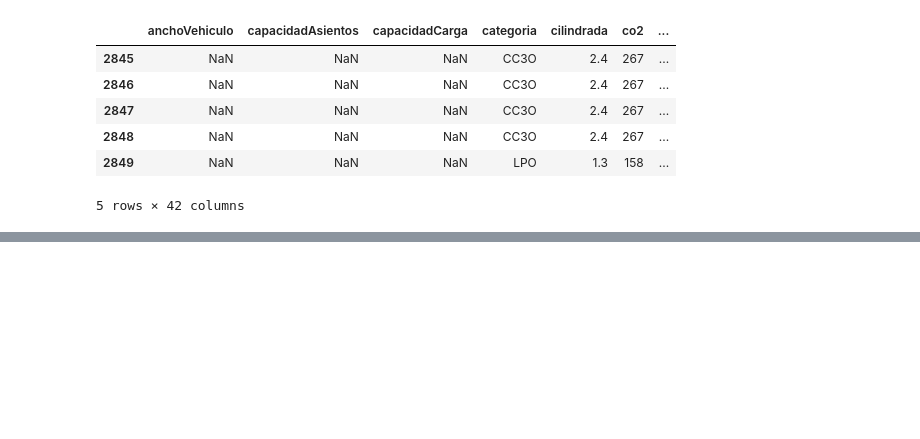
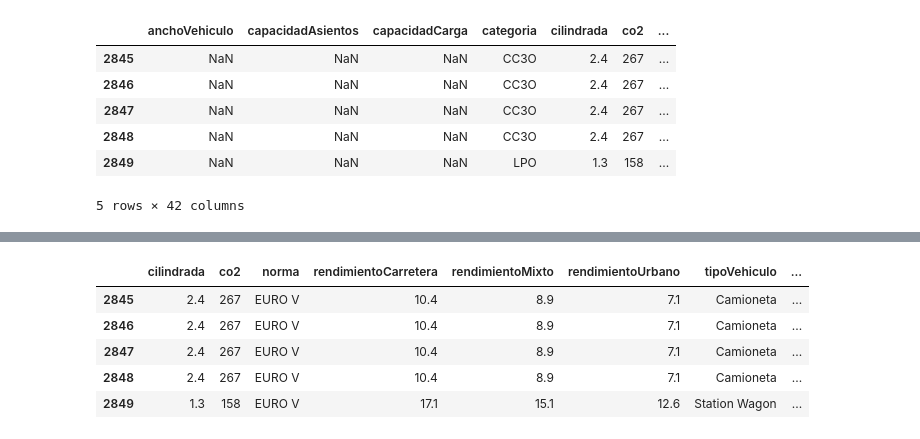
Before and after one commit to niavarote/Senpai_IA_Developer_2020_Proyect, a Jupyter notebook: 2-Data_Transformation.ipynb, the cells around one changed output, grey strips where cells are left out. Cells and saved outputs as stored; diff of their text form; code cells hidden in the pictures; blank space fills up the shorter version.

```diff
--- a/2-Data_Transformation.ipynb
+++ b/2-Data_Transformation.ipynb
@@ -37,0 +80,32 @@ df
+# %%
+#id de informte tecnico interno no sirve
+df2.pop('codigoInformeTecnico')
+#Tipo de combustible tampoco, solo tenemos autos de gasolina
+df2.pop('combustible')
+#Consumos lo tenemos con valor 0 en todas la filas, lo eliminamos
+#df.consumos.unique()
+df2.pop('consumos')
+#eliminamos detalles , es un texto no especifico
+df2.pop('detalle')
+#fecha hologacion no nos sirve
+df2.pop('fechaHomologacion')
+df2.pop('idEtiqueta')
+df2.pop('idMarca')
+df2.pop('idModelo')
+df2.pop('idVehiculo')
+df2.pop('nombreEtiqueta')
+df2.pop('nombreMarca')
+df2.pop('nombreModelo')
+#Propulsion todos las filas tiene combustible como valor, no sirve
+#df.propulsion.unique()
+df2.pop('propulsion')
+#Elimino campo vigente interno
+#df.vigente.unique()
+df2.pop('vigente')
+#Elimino year vehicule, todos los datos estan en 0 (cero)
+#df.yearVehiculo.unique()
+df2.pop('yearVehiculo')
+df2.pop('empresaHomologa')
+
+#SE ELIMINARA CATEGORIA PORQUE A LA FECHA NO SE INTERPRETO LO QUE SIGNIFICA.
+df2.pop('categoria')
@@ -37,0 +130,9 @@ df
+# %%
+df2.tail()
+# %% [output]
+|  | cilindrada | co2 | norma | rendimientoCarretera | rendimientoMixto | rendimientoUrbano | tipoVehiculo | ... |
+| 2845 | 2.4 | 267 | EURO V | 10.4 | 8.9 | 7.1 | Camioneta | ... |
+| 2846 | 2.4 | 267 | EURO V | 10.4 | 8.9 | 7.1 | Camioneta | ... |
+| 2847 | 2.4 | 267 | EURO V | 10.4 | 8.9 | 7.1 | Camioneta | ... |
+| 2848 | 2.4 | 267 | EURO V | 10.4 | 8.9 | 7.1 | Camioneta | ... |
+| 2849 | 1.3 | 158 | EURO V | 17.1 | 15.1 | 12.6 | Station Wagon | ... |
```
Also changed, not shown: parts of 26 cells of this notebook, 6 other files.
